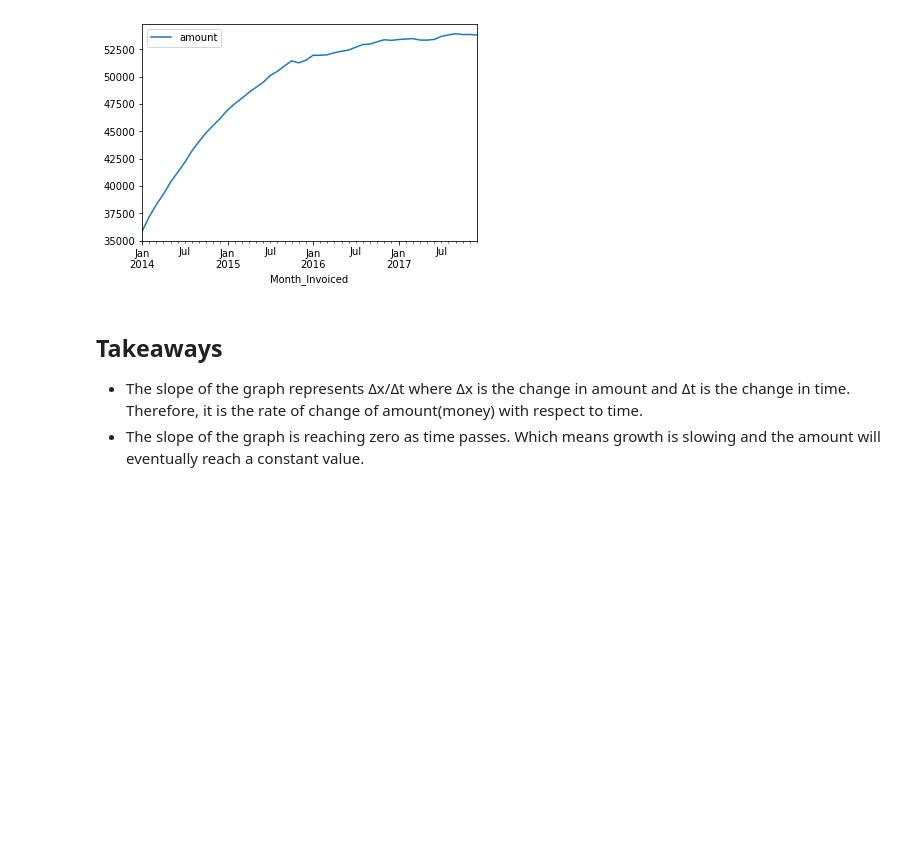
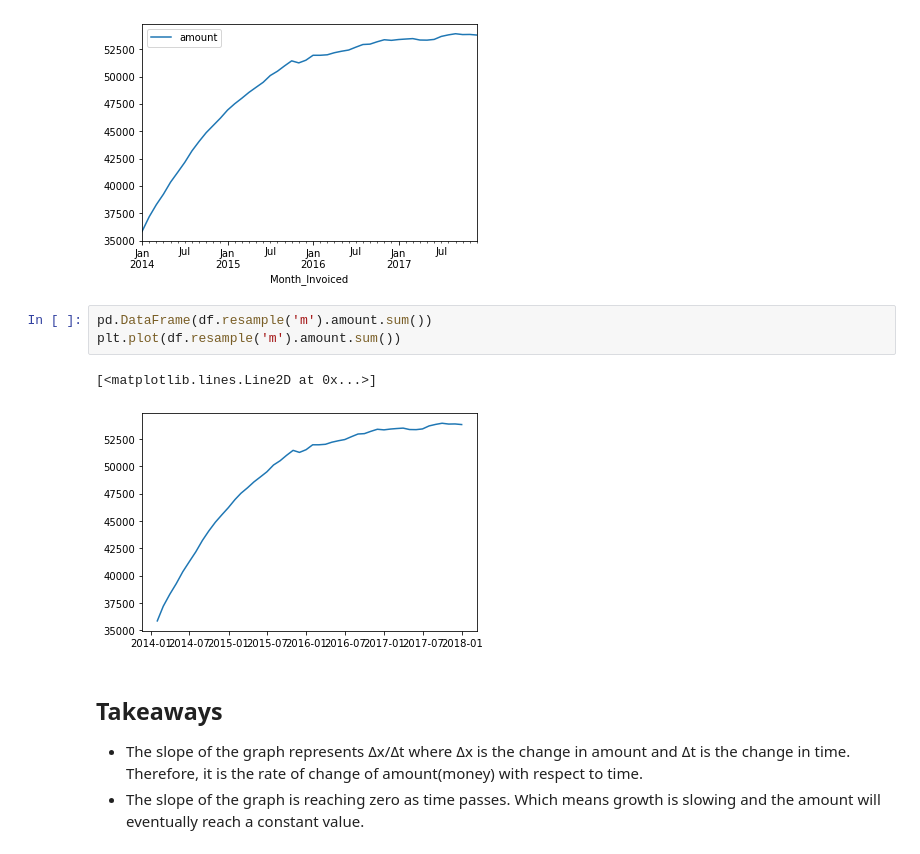
Before and after one commit to brentschriver/time-series-exercises, a Jupyter notebook: model.ipynb, the cells around one changed output. Saved outputs shown, nothing was run; the diff lists cells and outputs as text; blank space fills up the shorter version.

```diff
--- a/model.ipynb
+++ b/model.ipynb
@@ -207,6 +207,12 @@ by_date.plot(x='Month_Invoiced', y='amount')
 # %% [output]
 <AxesSubplot:xlabel='Month_Invoiced'>
 [figure]
+# %%
+pd.DataFrame(df.resample('m').amount.sum())
+plt.plot(df.resample('m').amount.sum())
+# %% [output]
+[<matplotlib.lines.Line2D at 0x...>]
+[figure, added]
 # %% [markdown]
 ## Takeaways
 * The slope of the graph represents Δx/Δt where Δx is the change in amount and Δt is the change in time. Therefore, it is the rate of change of amount(money) with respect to time.
```
Also changed, not shown: parts of 32 cells of this notebook.
